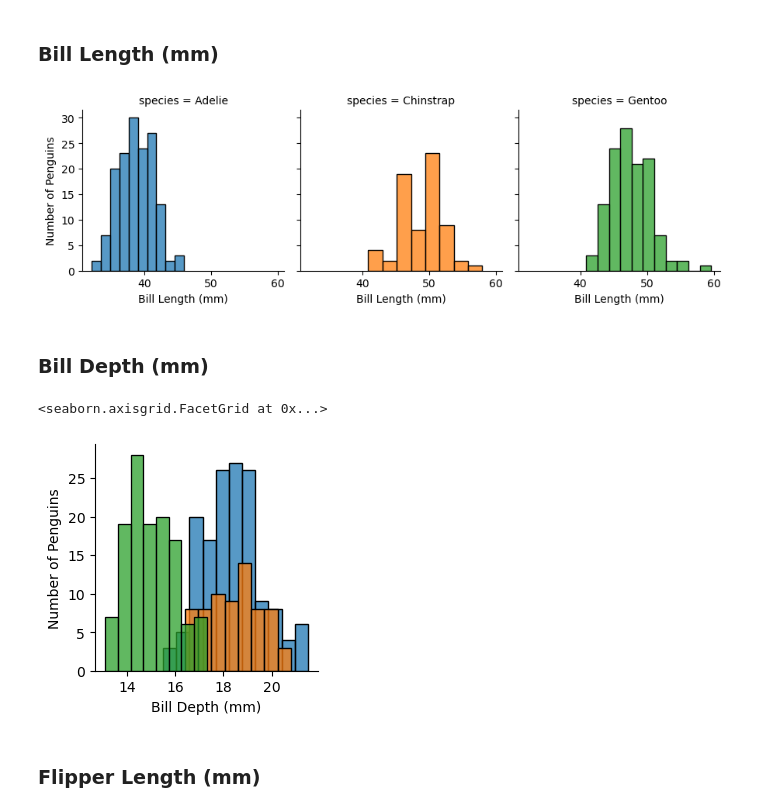
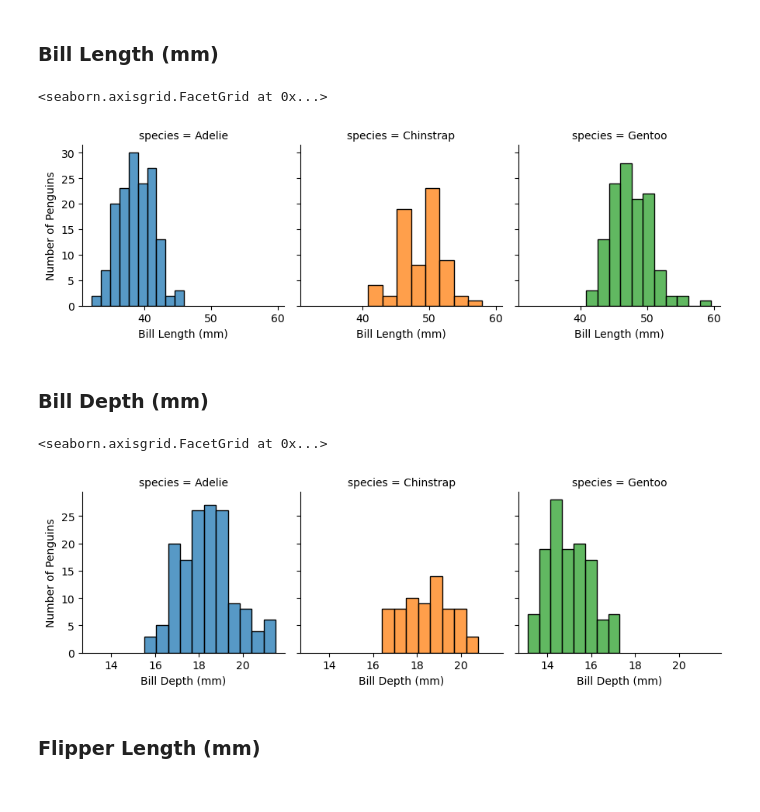
Before and after one commit to Kevin002023/FODA, a Jupyter notebook: tasks.ipynb, the cells around one changed output. Saved outputs shown, nothing was run; the diff lists cells and outputs as text; code cells hidden in the pictures.

```diff
--- a/tasks.ipynb
+++ b/tasks.ipynb
@@ -503,20 +503,21 @@ plt.legend(title = "Sex", loc = 'upper right')
 # %% [markdown]
 ### **Bill Length (mm)**
 # %%
-bill_l = sb.FacetGrid(penguins, col= 'species', hue="species")
-bill_l.map(sb.histplot, "bill_length_mm")
+bill_l = sns.FacetGrid(penguins, col= 'species', hue="species")
+bill_l.map(sns.histplot, "bill_length_mm")
 bill_l.set_axis_labels("Bill Length (mm)", "Number of Penguins")
 # %% [output]
+<seaborn.axisgrid.FacetGrid at 0x...>
 [figure]
 # %% [markdown]
 ### **Bill Depth (mm)**
 # %%
-bill_d = sb.FacetGrid(penguins, col= 'species', hue="species")
-bill_d.map(sb.histplot, "bill_depth_mm")
+bill_d = sns.FacetGrid(penguins, col= 'species', hue="species")
+bill_d.map(sns.histplot, "bill_depth_mm")
 bill_d.set_axis_labels("Bill Depth (mm)", "Number of Penguins")
 # %% [output]
 <seaborn.axisgrid.FacetGrid at 0x...>
-[figure, old version]
+[figure, new version]
 # %% [markdown]
 ### **Flipper Length (mm)**
 # %%
```
Also changed, not shown: parts of 14 cells of this notebook, 1 other file.
